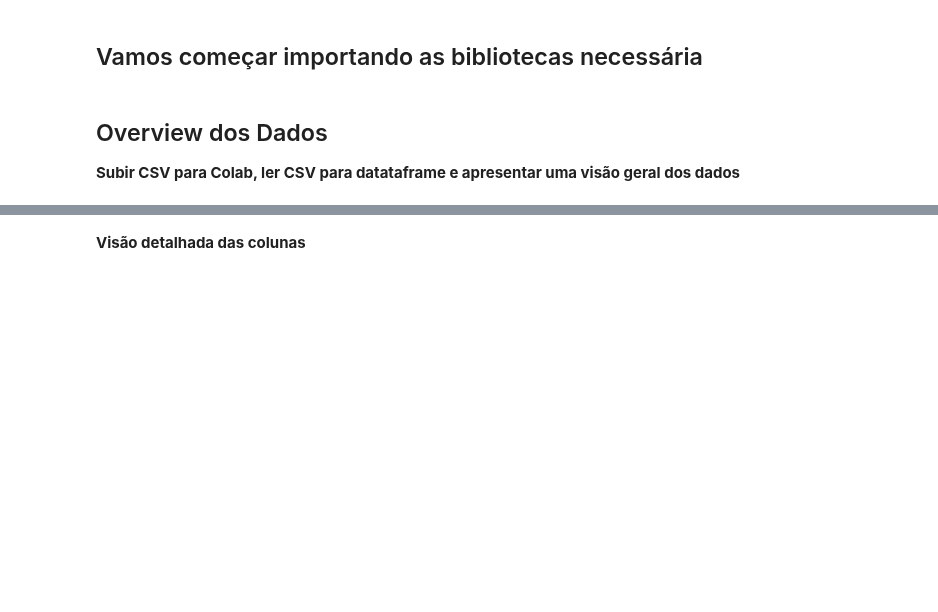
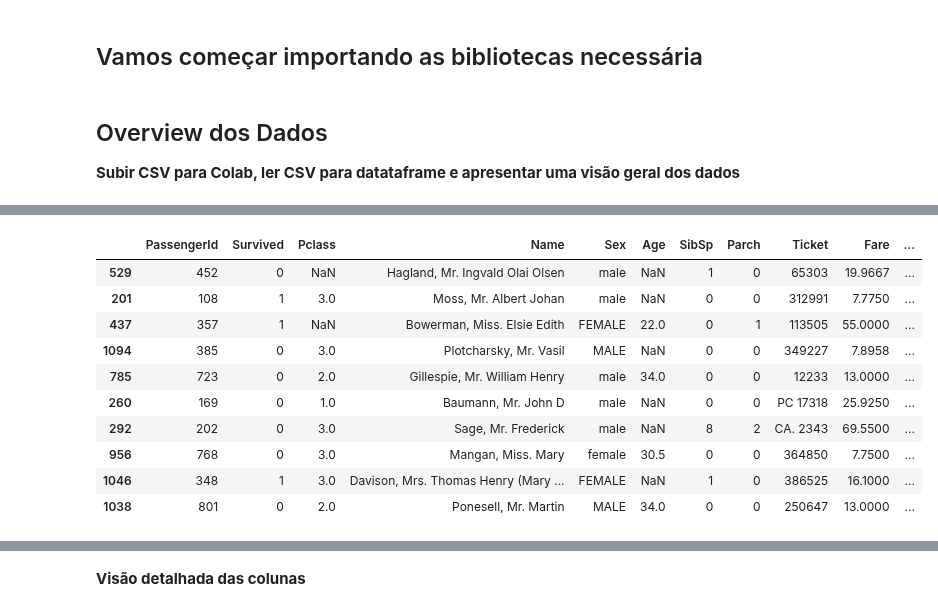
Before and after one commit to CardosoJr/bootcamp, a Jupyter notebook: Labs/Lab 1 - E2D pre-processing titanic.ipynb, the cells around one changed output, grey strips where cells are left out. Cells and saved outputs as stored; diff of their text form; code cells hidden in the pictures; blank space fills up the shorter version.

```diff
--- a/Labs/Lab 1 - E2D pre-processing titanic.ipynb
+++ b/Labs/Lab 1 - E2D pre-processing titanic.ipynb
@@ -24,2 +60,16 @@ df.describe()
+# %%
+df.sample(10)
+# %% [output]
+|  | PassengerId | Survived | Pclass | Name | Sex | Age | SibSp | Parch | Ticket | Fare | ... |
+| 529 | 452 | 0 | NaN | Hagland, Mr. Ingvald Olai Olsen | male | NaN | 1 | 0 | 65303 | 19.9667 | ... |
+| 201 | 108 | 1 | 3.0 | Moss, Mr. Albert Johan | male | NaN | 0 | 0 | 312991 | 7.7750 | ... |
+| 437 | 357 | 1 | NaN | Bowerman, Miss. Elsie Edith | FEMALE | 22.0 | 0 | 1 | 113505 | 55.0000 | ... |
+| 1094 | 385 | 0 | 3.0 | Plotcharsky, Mr. Vasil | MALE | NaN | 0 | 0 | 349227 | 7.8958 | ... |
+| 785 | 723 | 0 | 2.0 | Gillespie, Mr. William Henry | male | 34.0 | 0 | 0 | 12233 | 13.0000 | ... |
+| 260 | 169 | 0 | 1.0 | Baumann, Mr. John D | male | NaN | 0 | 0 | PC 17318 | 25.9250 | ... |
+| 292 | 202 | 0 | 3.0 | Sage, Mr. Frederick | male | NaN | 8 | 2 | CA. 2343 | 69.5500 | ... |
+| 956 | 768 | 0 | 3.0 | Mangan, Miss. Mary | female | 30.5 | 0 | 0 | 364850 | 7.7500 | ... |
+| 1046 | 348 | 1 | 3.0 | Davison, Mrs. Thomas Henry (Mary ... | FEMALE | NaN | 1 | 0 | 386525 | 16.1000 | ... |
+| 1038 | 801 | 0 | 2.0 | Ponesell, Mr. Martin | MALE | 34.0 | 0 | 0 | 250647 | 13.0000 | ... |
 # %%
 df.info()
```
Also changed, not shown: parts of 6 cells of this notebook.
